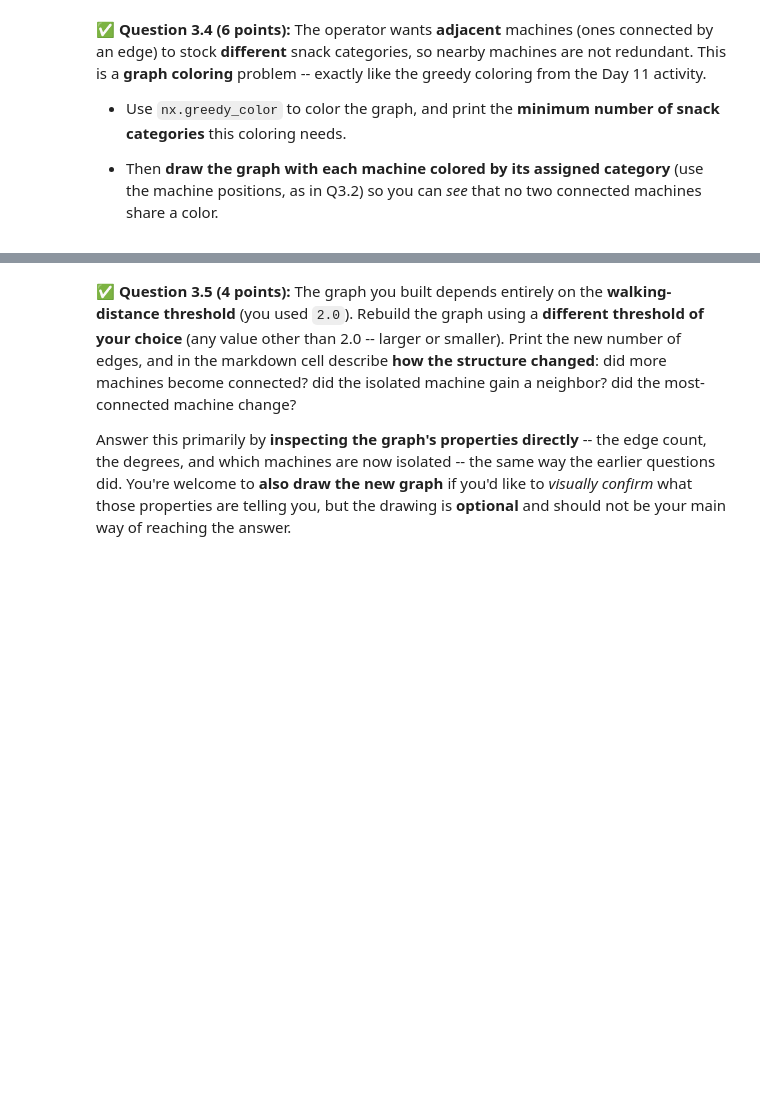
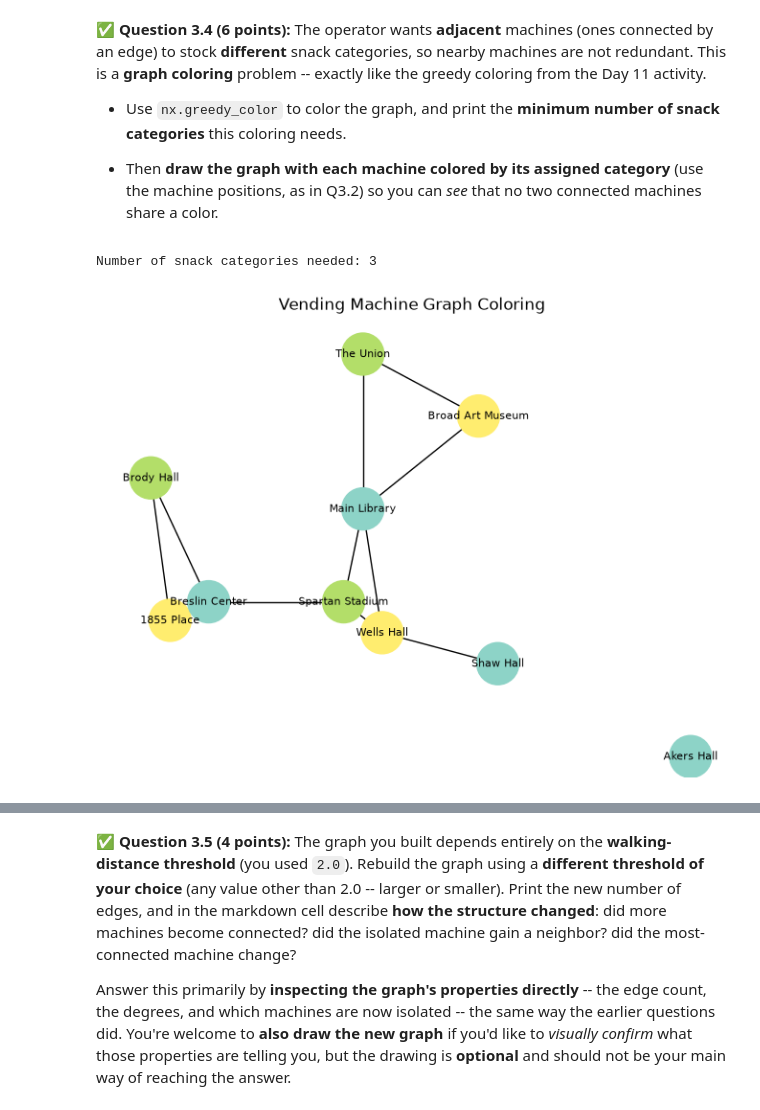
Before and after one commit to Dhruti0207-B/CMSE202-f26-turnin, a Jupyter notebook: hw-02/HW02-ABMandGraphTheory-STUDENT.ipynb, the cells around one changed output, grey strips where cells are left out. Drawn from its saved outputs; the diff is of its cells as text; code cells hidden in the pictures; blank space fills up the shorter version.

```diff
--- a/hw-02/HW02-ABMandGraphTheory-STUDENT.ipynb
+++ b/hw-02/HW02-ABMandGraphTheory-STUDENT.ipynb
@@ -604,0 +633,15 @@ attributes you stored). Give the figure a title.
+# %%
+# Put your code for Question 3.3 here.
+print("Nodes:", G.number_of_nodes())
+print("Edges:", G.number_of_edges())
+print("\nDegrees:")
+for node, degree in G.degree():
+    print(node, degree)
+most_connected = max(G.degree, key=lambda x: x[1])
+print("\nMost connected machine:", most_connected)
+print("\nNeighbors of Brody Hall:", list(G.neighbors('Brody Hall')))
+west_machines = [name for name, (x, y, area) in machine_locations.items()
+    if area == 'West']
+west_graph = G.subgraph(west_machines)
+print("\nWest subgraph nodes:", west_graph.number_of_nodes())
+print("West subgraph edges:", west_graph.number_of_edges())
@@ -622,3 +681,17 @@ coloring** problem -- exactly like the greedy coloring from the Day 11 activity.
+# %%
+# Put your code for Question 3.4 here.
+colors = nx.greedy_color(G)
+num_colors = len(set(colors.values()))
+print("Number of snack categories needed:", num_colors)
+pos = nx.get_node_attributes(G, 'pos')
+node_colors = [colors[node] for node in G.nodes()]
+nx.draw(G, pos, with_labels=True, node_color=node_colors,
+        cmap=plt.cm.Set3, node_size=1000, font_size=8)
+plt.title("Vending Machine Graph Coloring")
+plt.show()
+# %% [output]
+Number of snack categories needed: 3
+[figure, added]
 # %% [markdown]
 <!-- END QUESTION -->
 <!-- DO NOT MODIFY OR DELETE THIS CELL -->
```
Also changed, not shown: parts of 13 cells of this notebook.
